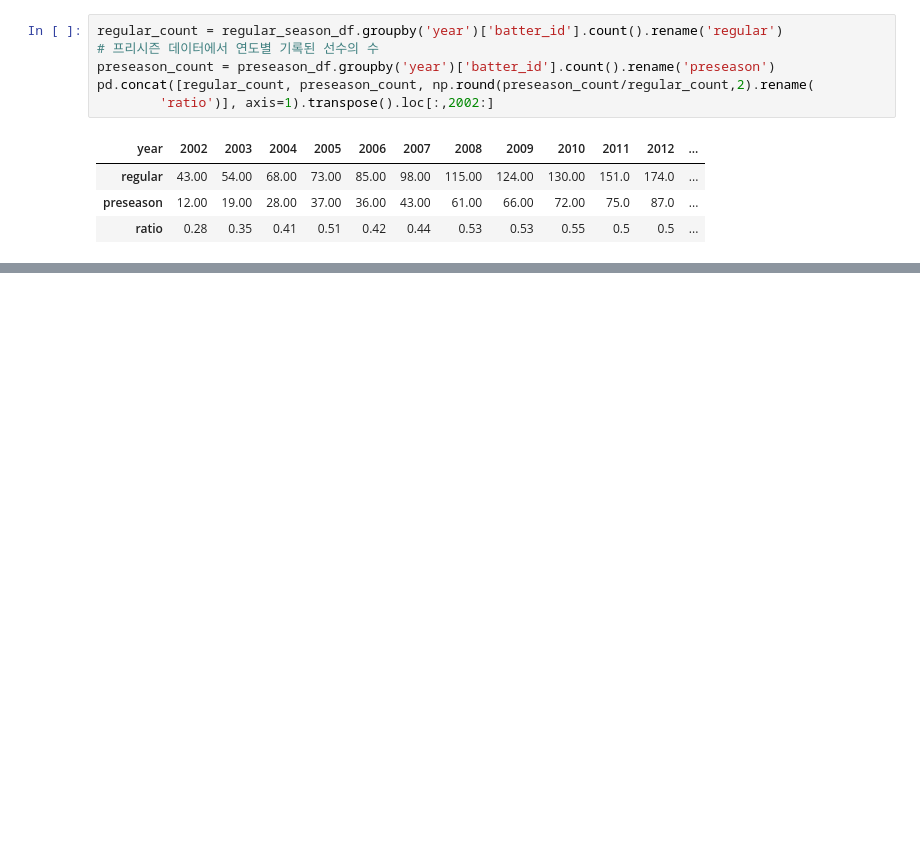
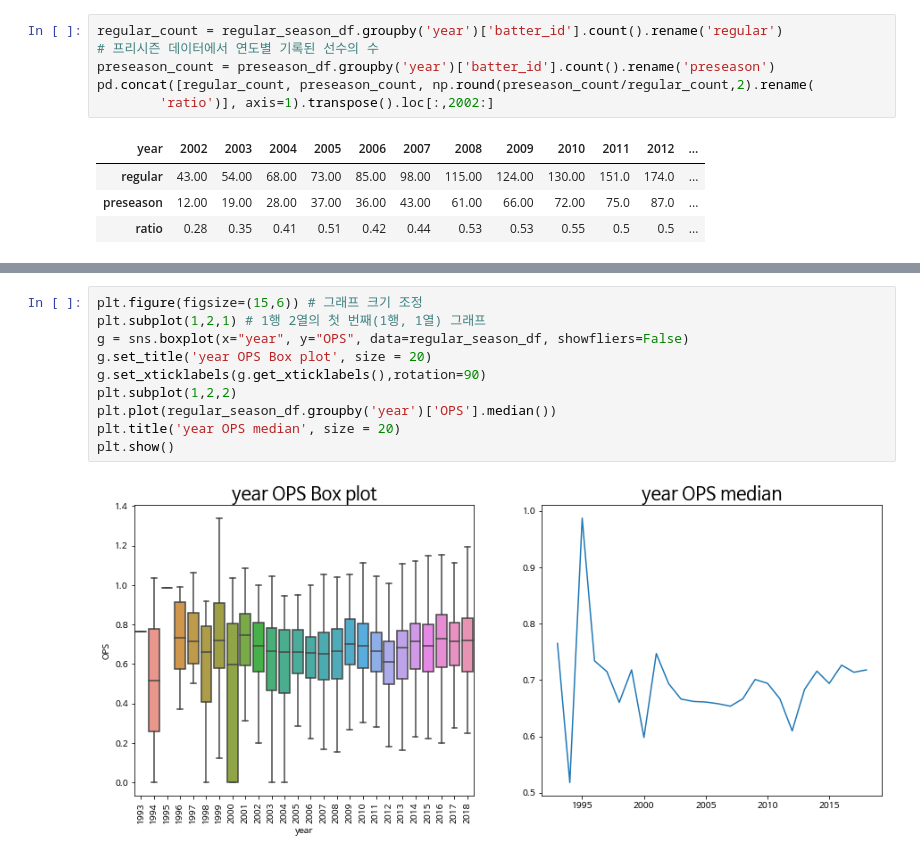
Before and after one commit to good5229/dacon_practice, a Jupyter notebook: Kbo_OPS.ipynb, the cells around one changed output, grey strips where cells are left out. Cells and saved outputs as stored; diff of their text form; blank space fills up the shorter version.

```diff
--- a/Kbo_OPS.ipynb
+++ b/Kbo_OPS.ipynb
@@ -86,0 +131,12 @@ pd.concat([regular_count, preseason_count, np.round(preseason_count/regular_coun
+# %%
+plt.figure(figsize=(15,6)) # 그래프 크기 조정
+plt.subplot(1,2,1) # 1행 2열의 첫 번째(1행, 1열) 그래프
+g = sns.boxplot(x="year", y="OPS", data=regular_season_df, showfliers=False)
+g.set_title('year OPS Box plot', size = 20)
+g.set_xticklabels(g.get_xticklabels(),rotation=90)
+plt.subplot(1,2,2)
+plt.plot(regular_season_df.groupby('year')['OPS'].median())
+plt.title('year OPS median', size = 20)
+plt.show()
+# %% [output]
+[figure, added]
```
Also changed, not shown: parts of 27 cells of this notebook.
